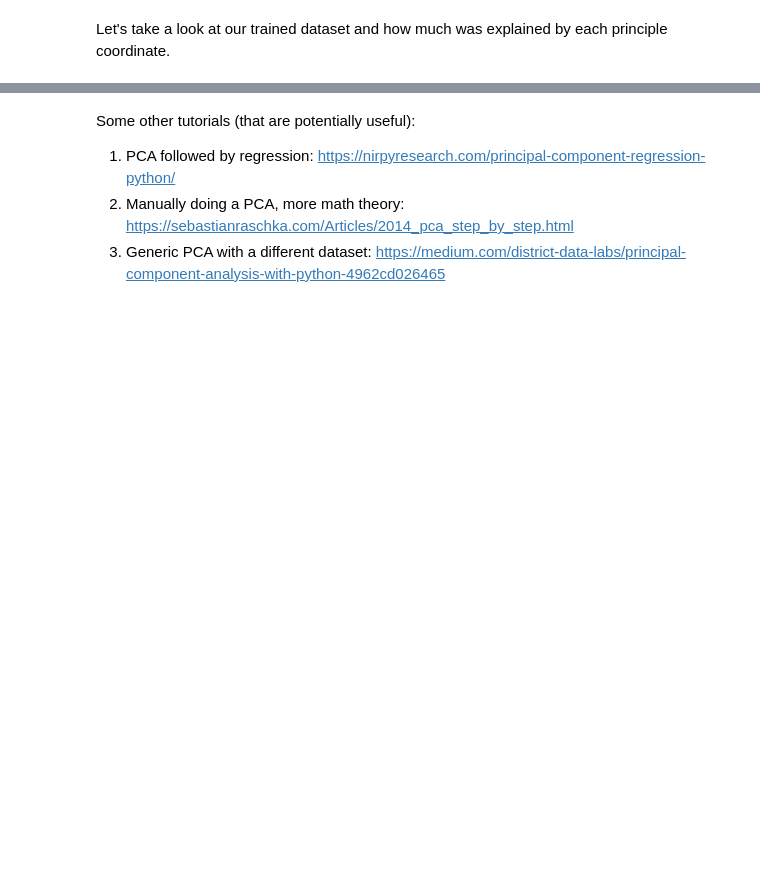
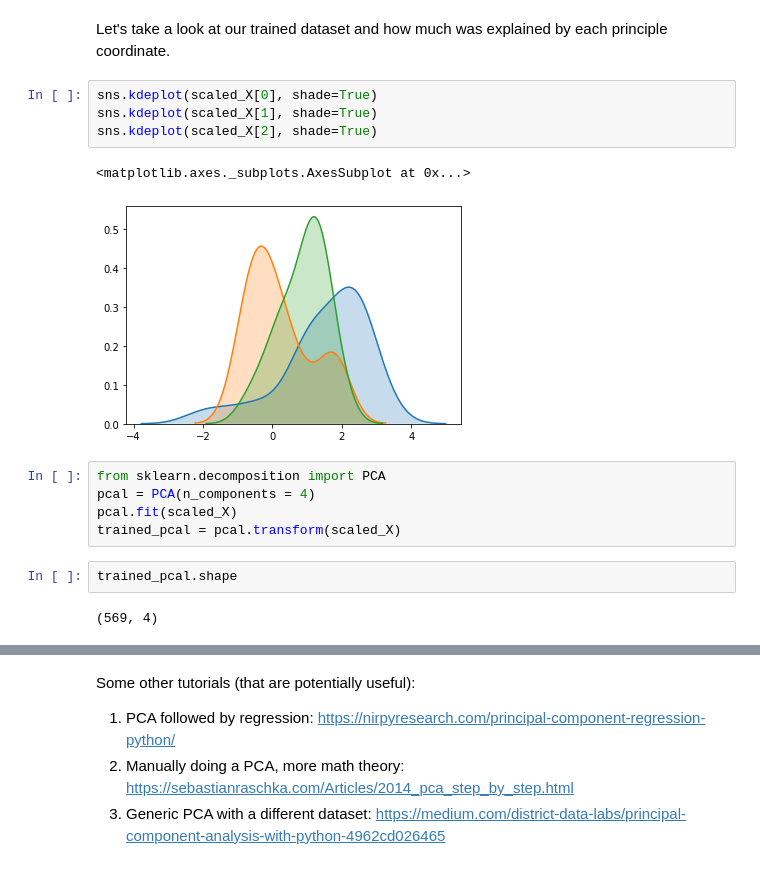
Before and after one commit to xinranjqb/516x, a Jupyter notebook: module3/PCA-Guided-Task-Cleaned.ipynb, the cells around one changed output, grey strips where cells are left out. Drawn from its saved outputs; the diff is of its cells as text; blank space fills up the shorter version.

```diff
--- a/module3/PCA-Guided-Task-Cleaned.ipynb
+++ b/module3/PCA-Guided-Task-Cleaned.ipynb
@@ -69,2 +134,18 @@ In the code above, what do the arguments 'stratify' and 'random_state' specify a
 # %% [markdown]
 Let's take a look at our trained dataset and how much was explained by each principle coordinate.
+# %%
+sns.kdeplot(scaled_X[0], shade=True)
+sns.kdeplot(scaled_X[1], shade=True)
+sns.kdeplot(scaled_X[2], shade=True)
+# %% [output]
+<matplotlib.axes._subplots.AxesSubplot at 0x...>
+[figure, added]
+# %%
+from sklearn.decomposition import PCA
+pcal = PCA(n_components = 4)
+pcal.fit(scaled_X)
+trained_pcal = pcal.transform(scaled_X)
+# %%
+trained_pcal.shape
+# %% [output]
+(569, 4)
```
Also changed, not shown: parts of 23 cells of this notebook.
